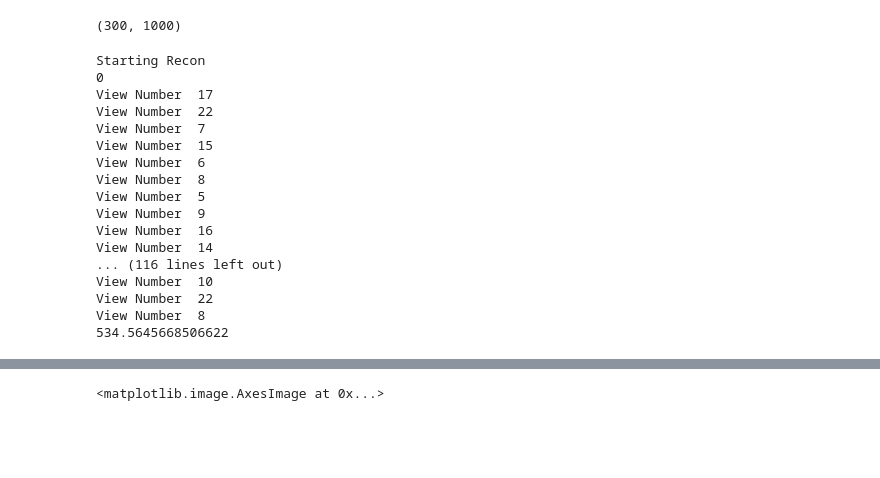
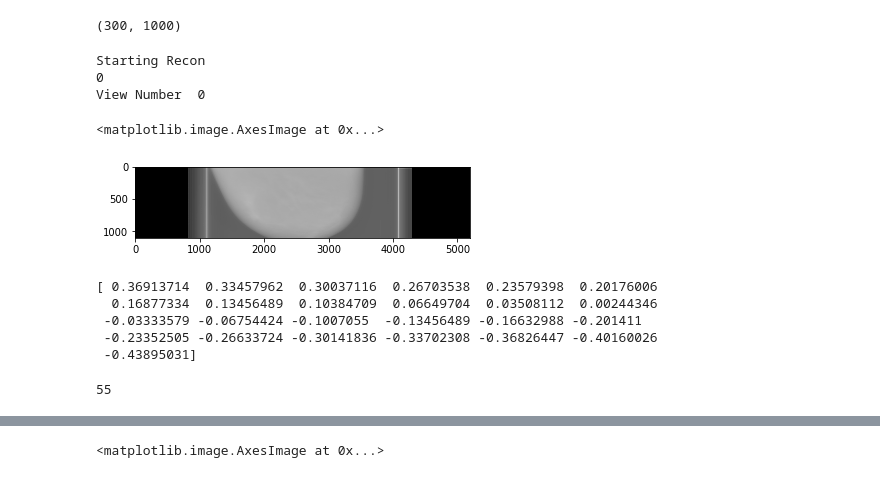
Before and after one commit to PranjalSahu/newrecon, a Jupyter notebook: astra-code.ipynb, the cells around one changed output, grey strips where cells are left out. Saved outputs shown, nothing was run; the diff lists cells and outputs as text; code cells hidden in the pictures; blank space fills up the shorter version.

Commit message:
adding the code to get projections after doing recon and doing otsu threholding of the projections

```diff
--- a/astra-code.ipynb
+++ b/astra-code.ipynb
@@ -1723,14 +1723,14 @@ import time
 import pydicom
 import glob
 from numba import jit
-
+from skimage import filters
 
 
 #a       = sio.loadmat("/media/dril/ubuntudata/DBT-NEW/attenuation_values_cropped/LE/1.mat")["head"]
 #testvol = np.rollaxis(a, 2, 0)
 #testvol = np.moveaxis(testvol, [0, 1, 2], [0, 2, 1])
 
-testvol = np.zeros([400, 500, 1000], dtype='uint8')
+testvol = np.zeros([320, 448, 800], dtype='uint8')
 
 SOD       = 65/0.0255
 ODD       = 4.5/0.0255
@@ -1754,13 +1754,15 @@ vectors = np.zeros((l, 12))
 # Readng the Projections and getting the angles
 x = []
 y = []
-proj_paths = glob.glob("/media/dril/BackupPlus/CEDBT/CE05/R_LE/*.IMA")
+proj_paths = glob.glob("/media/dril/BackupPlus/CEDBT/CE05/R_HE/*.IMA")
 for p in proj_paths:
     a    = pydicom.dcmread(p)
     temp = a.pixel_array.T
-    temp = np.log(1250)-np.log(temp)
+    temp = np.log(2000)-np.log(temp)
     temp = temp[-detCols:, :]
     temp = np.flipud(temp)
+    val = filters.threshold_otsu(temp)
+    temp[temp < val] = 0
     x.append(temp)
     #x.append(temp)
     y.append(float(a[0x00181530].value))
@@ -1821,12 +1823,17 @@ def my_add(x, y):
 def my_mul(x, y):
     return np.multiply(x, y)
 
+#estimate = np.fromfile("/media/dril/BackupPlus/CEDBT/gan-110-projections/1000x500x400.ce18.HE.raw", dtype='float32')
+#estimate = np.reshape(estimate, [400, 500, 1000])
+all_sart_proj = []
+
 start = time.time()
+
 for j in range(0, niter):
     print(j)
     #cost = 0
     q = list(range(0, 25))
-    random.shuffle(q)
+    #random.shuffle(q)
     for i in q:#range(q):
         print('View Number ', i)
         G    = Gt[i]
@@ -1846,6 +1853,7 @@ for j in range(0, niter):
 
         p = np.reshape(p, [12, detCols, detRows])
         p = p[0, :, :]
+        #all_sart_proj.append(p)
 
         pdif   = proj_arr[i] - p
 
@@ -1912,25 +1920,11 @@ for j in range(0, niter):
 
 endtime = time.time()
 
-fid = open('/media/dril/BackupPlus/CEDBT/gan-110-projections/ce.'+str(testvol.shape[2])+'x'+str(testvol.shape[1])+'x'+str(testvol.shape[0])+'.05-le.raw', 'w')
+fid = open('/media/dril/BackupPlus/CEDBT/gan-110-projections/ce.'+str(testvol.shape[2])+'x'+str(testvol.shape[1])+'x'+str(testvol.shape[0])+'.05-he.raw', 'w')
 np.array(estimate).astype('float32').tofile(fid)
 
 print(endtime-start)
 # %% [output]
 Starting Recon
 0
-View Number  17
-View Number  22
-View Number  7
-View Number  15
-View Number  6
-View Number  8
-View Number  5
-View Number  9
-View Number  16
-View Number  14
-... (116 lines left out)
-View Number  10
-View Number  22
-View Number  8
-534.5645668506622
+View Number  0
@@ -1936,0 +2033,38 @@ View Number  8
+# %%
+plt.imshow(p[:, 25, :], cmap='gray')
+# %% [output]
+<matplotlib.image.AxesImage at 0x...>
+[figure, added]
+# %%
+# Readng the Projections and getting the angles
+x = []
+y = []
+proj_paths = glob.glob("/media/dril/BackupPlus/CEDBT/CE05/R_HE/*.IMA")
+for p in proj_paths:
+    a    = pydicom.dcmread(p)
+    temp = a.pixel_array.T
+    temp = np.log(2000)-np.log(temp)
+    temp = temp[-detCols:, :]
+    temp = np.flipud(temp)
+    x.append(temp)
+    #x.append(temp)
+    y.append(float(a[0x00181530].value))
+
+z        = sorted(zip(y, x))
+theta    = []
+for i, t in enumerate(z):
+    proj_arr[i, :, :] = t[1]
+    theta.append(t[0])
+theta    = np.array(theta)*np.pi/180
+theta = theta[::-1]
+print(theta)
+# %% [output]
+[ 0.36913714  0.33457962  0.30037116  0.26703538  0.23579398  0.20176006
+  0.16877334  0.13456489  0.10384709  0.06649704  0.03508112  0.00244346
+ -0.03333579 -0.06754424 -0.1007055  -0.13456489 -0.16632988 -0.201411
+ -0.23352505 -0.26633724 -0.30141836 -0.33702308 -0.36826447 -0.40160026
+ -0.43895031]
+# %%
+print(len(theta))
+# %% [output]
+55
```
Also changed, not shown: parts of 3 cells of this notebook.
